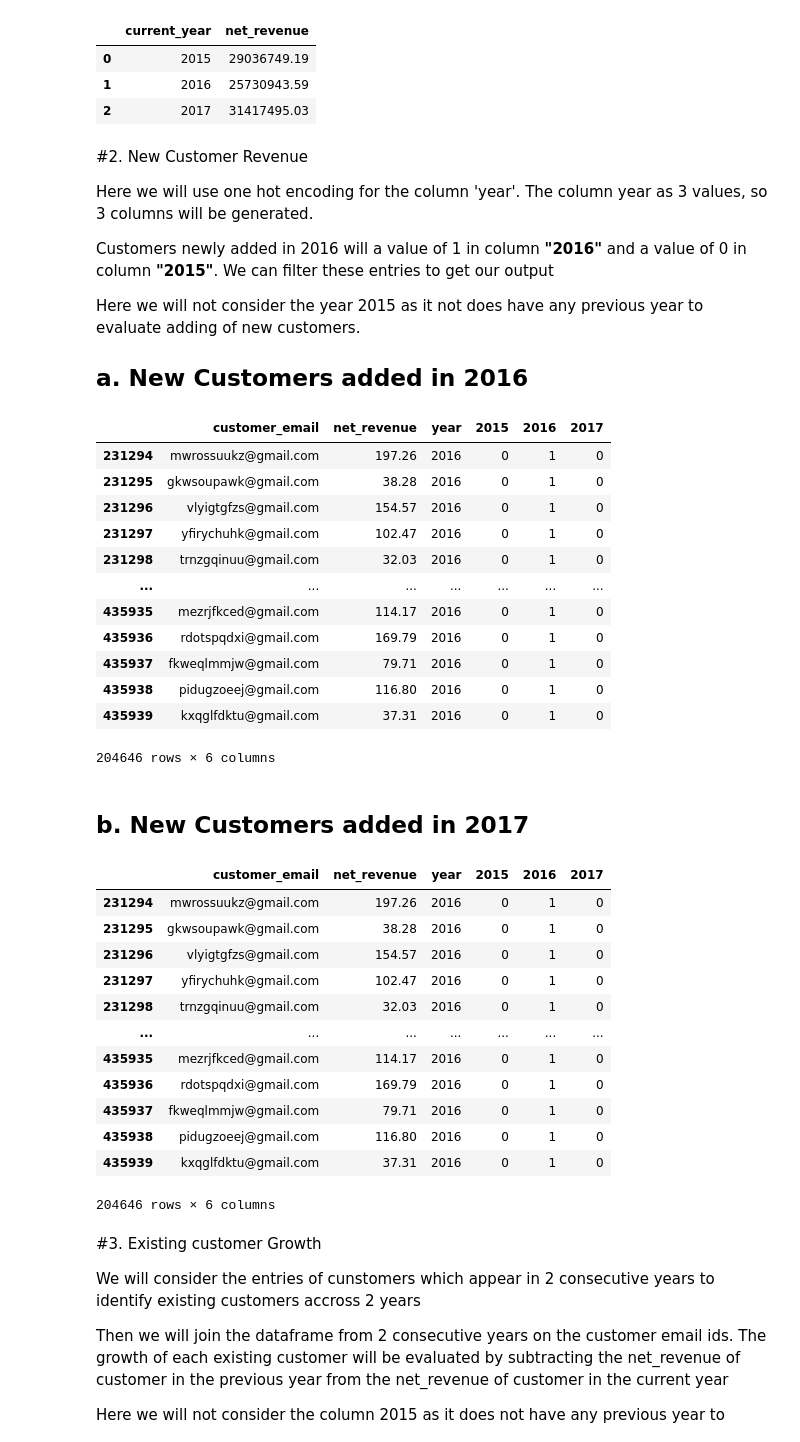
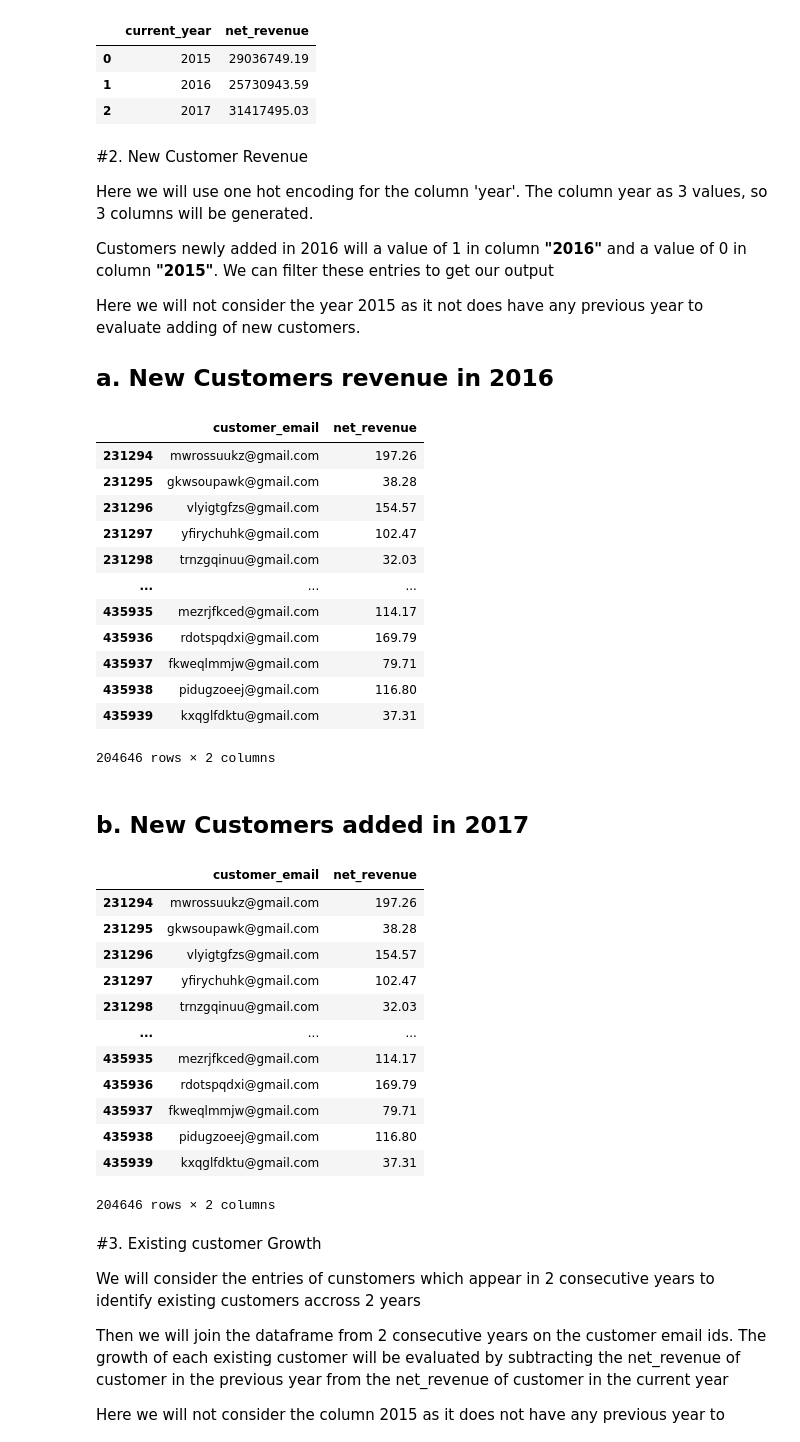
Before and after one commit to saishdesai23/Customer-Order-Analysis, a Jupyter notebook: case_study_2.ipynb, the cells around one changed output. Cells and saved outputs as stored; diff of their text form; code cells hidden in the pictures.

```diff
--- a/case_study_2.ipynb
+++ b/case_study_2.ipynb
@@ -44,55 +44,57 @@ Customers newly added in 2016 will a value of 1 in column __"2016"__ and a value
 
 Here we will not consider the year 2015 as it not does have any previous year to evaluate adding of new customers.
 
-## a. New Customers added in 2016
+## a. New Customers revenue in 2016
 # %%
 customer_order_onehotcoded = pd.concat([customer_order, pd.get_dummies(customer_order['year'])],axis=1)
 # new customers added in 2016
-new_cutomers_2016 = customer_order_onehotcoded.loc[
+new_customers_2016 = customer_order_onehotcoded.loc[
                                (customer_order_onehotcoded[2015]==0)
                               &(customer_order_onehotcoded[2016]==1)]
-new_cutomers_2016 = new_cutomers_2016.drop_duplicates(subset=['customer_email'])
+new_customers_2016 = new_customers_2016.drop_duplicates(subset=['customer_email'])
 
-new_cutomers_2016
+new_customers_2016_revenue = new_customers_2016[['customer_email','net_revenue']]
+new_customers_2016_revenue
 # %% [output]
-|  | customer_email | net_revenue | year | 2015 | 2016 | 2017 |
-| 231294 | mwrossuukz@gmail.com | 197.26 | 2016 | 0 | 1 | 0 |
-| 231295 | gkwsoupawk@gmail.com | 38.28 | 2016 | 0 | 1 | 0 |
-| 231296 | vlyigtgfzs@gmail.com | 154.57 | 2016 | 0 | 1 | 0 |
-| 231297 | yfirychuhk@gmail.com | 102.47 | 2016 | 0 | 1 | 0 |
-| 231298 | trnzgqinuu@gmail.com | 32.03 | 2016 | 0 | 1 | 0 |
-| ... | ... | ... | ... | ... | ... | ... |
-| 435935 | mezrjfkced@gmail.com | 114.17 | 2016 | 0 | 1 | 0 |
-| 435936 | rdotspqdxi@gmail.com | 169.79 | 2016 | 0 | 1 | 0 |
-| 435937 | fkweqlmmjw@gmail.com | 79.71 | 2016 | 0 | 1 | 0 |
-| 435938 | pidugzoeej@gmail.com | 116.80 | 2016 | 0 | 1 | 0 |
-| 435939 | kxqglfdktu@gmail.com | 37.31 | 2016 | 0 | 1 | 0 |
+|  | customer_email | net_revenue |
+| 231294 | mwrossuukz@gmail.com | 197.26 |
+| 231295 | gkwsoupawk@gmail.com | 38.28 |
+| 231296 | vlyigtgfzs@gmail.com | 154.57 |
+| 231297 | yfirychuhk@gmail.com | 102.47 |
+| 231298 | trnzgqinuu@gmail.com | 32.03 |
+| ... | ... | ... |
+| 435935 | mezrjfkced@gmail.com | 114.17 |
+| 435936 | rdotspqdxi@gmail.com | 169.79 |
+| 435937 | fkweqlmmjw@gmail.com | 79.71 |
+| 435938 | pidugzoeej@gmail.com | 116.80 |
+| 435939 | kxqglfdktu@gmail.com | 37.31 |
-204646 rows × 6 columns
+204646 rows × 2 columns
 # %% [markdown]
 ## b. New Customers added in 2017
 # %%
 # new customers added in 2017
-new_cutomers_2017 = customer_order_onehotcoded.loc[
+new_customers_2017 = customer_order_onehotcoded.loc[
                                (customer_order_onehotcoded[2016]==0)
                               &(customer_order_onehotcoded[2017]==1)]
-new_cutomers_2017 = new_cutomers_2016.drop_duplicates(subset=['customer_email'])
+new_customers_2017 = new_customers_2016.drop_duplicates(subset=['customer_email'])
 
 
-new_cutomers_2017
+new_customers_2017_revenue = new_customers_2017[['customer_email','net_revenue']]
+new_customers_2017_revenue
 # %% [output]
-|  | customer_email | net_revenue | year | 2015 | 2016 | 2017 |
-| 231294 | mwrossuukz@gmail.com | 197.26 | 2016 | 0 | 1 | 0 |
-| 231295 | gkwsoupawk@gmail.com | 38.28 | 2016 | 0 | 1 | 0 |
-| 231296 | vlyigtgfzs@gmail.com | 154.57 | 2016 | 0 | 1 | 0 |
-| 231297 | yfirychuhk@gmail.com | 102.47 | 2016 | 0 | 1 | 0 |
-| 231298 | trnzgqinuu@gmail.com | 32.03 | 2016 | 0 | 1 | 0 |
-| ... | ... | ... | ... | ... | ... | ... |
-| 435935 | mezrjfkced@gmail.com | 114.17 | 2016 | 0 | 1 | 0 |
-| 435936 | rdotspqdxi@gmail.com | 169.79 | 2016 | 0 | 1 | 0 |
-| 435937 | fkweqlmmjw@gmail.com | 79.71 | 2016 | 0 | 1 | 0 |
-| 435938 | pidugzoeej@gmail.com | 116.80 | 2016 | 0 | 1 | 0 |
-| 435939 | kxqglfdktu@gmail.com | 37.31 | 2016 | 0 | 1 | 0 |
+|  | customer_email | net_revenue |
+| 231294 | mwrossuukz@gmail.com | 197.26 |
+| 231295 | gkwsoupawk@gmail.com | 38.28 |
+| 231296 | vlyigtgfzs@gmail.com | 154.57 |
+| 231297 | yfirychuhk@gmail.com | 102.47 |
+| 231298 | trnzgqinuu@gmail.com | 32.03 |
+| ... | ... | ... |
+| 435935 | mezrjfkced@gmail.com | 114.17 |
+| 435936 | rdotspqdxi@gmail.com | 169.79 |
+| 435937 | fkweqlmmjw@gmail.com | 79.71 |
+| 435938 | pidugzoeej@gmail.com | 116.80 |
+| 435939 | kxqglfdktu@gmail.com | 37.31 |
-204646 rows × 6 columns
+204646 rows × 2 columns
 # %% [markdown]
 #3. Existing customer Growth
 
```
Also changed, not shown: parts of 14 cells of this notebook.
